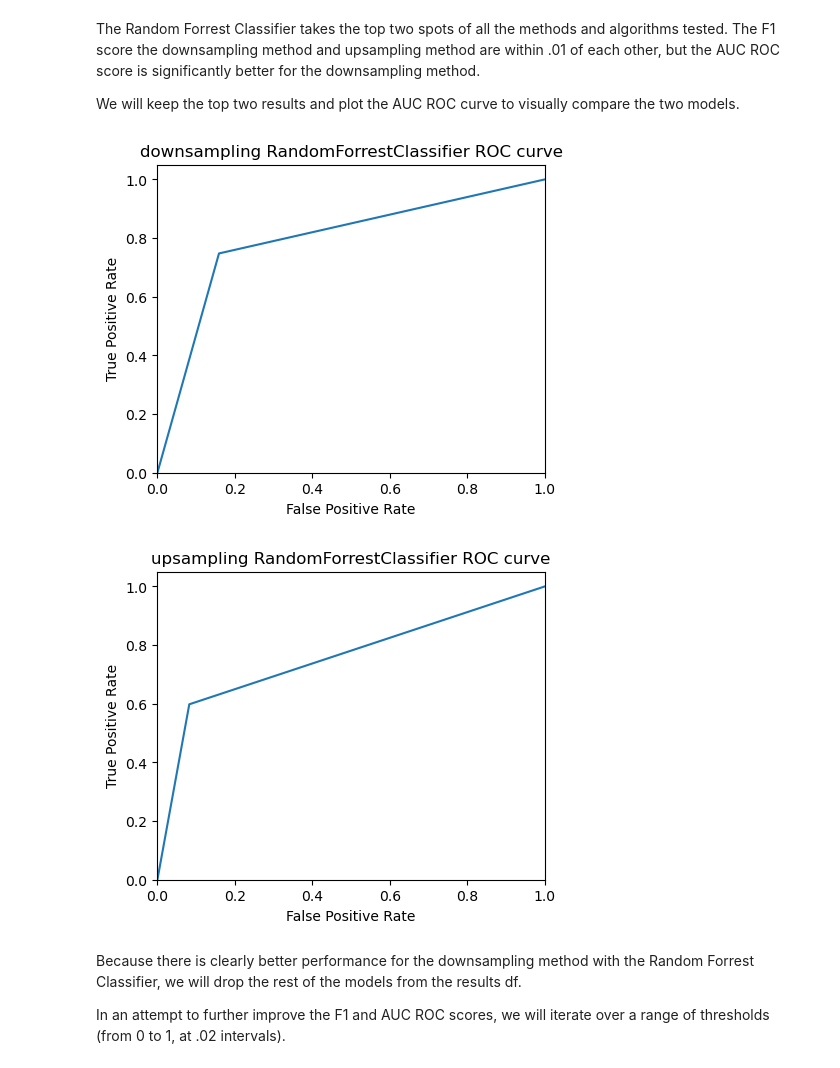
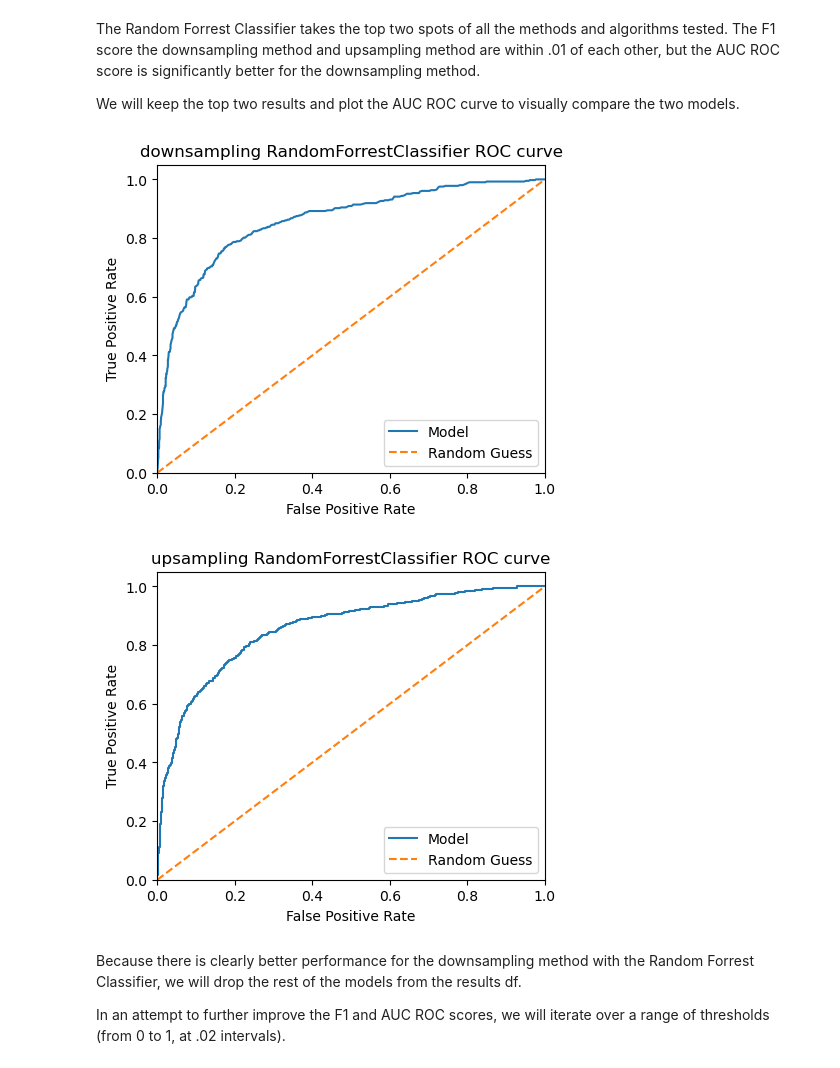
Before and after one commit to IMMontoya/Predict_Customer_Churn, a Jupyter notebook: nb.ipynb, the cells around one changed output. Drawn from its saved outputs; the diff is of its cells as text; code cells hidden in the pictures.

Commit message:
Fix AUC ROC plotting

```diff
--- a/nb.ipynb
+++ b/nb.ipynb
@@ -925,20 +913,22 @@ results = results.head(2)
 # %%
 # Plot the AuC-ROC curve for the top 2 models
 for i, row in results.iterrows():
     model = row['model']
-    predictions_valid = model.predict(features_valid)
-    fpr, tpr, thresholds = roc_curve(target_valid, predictions_valid)
+    probabilities_valid = model.predict_proba(features_valid)[:, 1]
+    fpr, tpr, thresholds = roc_curve(target_valid, probabilities_valid)
     plt.figure(figsize=(5, 4))
-    plt.plot(fpr, tpr)
+    plt.plot(fpr, tpr, label='Model')
+    plt.plot([0, 1], [0, 1], linestyle='--', label='Random Guess')
     plt.xlim([0.0, 1.0])
     plt.ylim([0.0, 1.05])
     plt.xlabel('False Positive Rate')
     plt.ylabel('True Positive Rate')
     plt.title(f"{row['method']} {row['algorithm']} ROC curve")
+    plt.legend()
     plt.show()
 # %% [output]
-[figure, old version]
+[figure, new version]
-[figure, old version]
+[figure, new version]
 # %% [markdown]
 Because there is clearly better performance for the downsampling method with the Random Forrest Classifier, we will drop the rest of the models from the results df.
 
```
Also changed, not shown: parts of 9 cells of this notebook.
